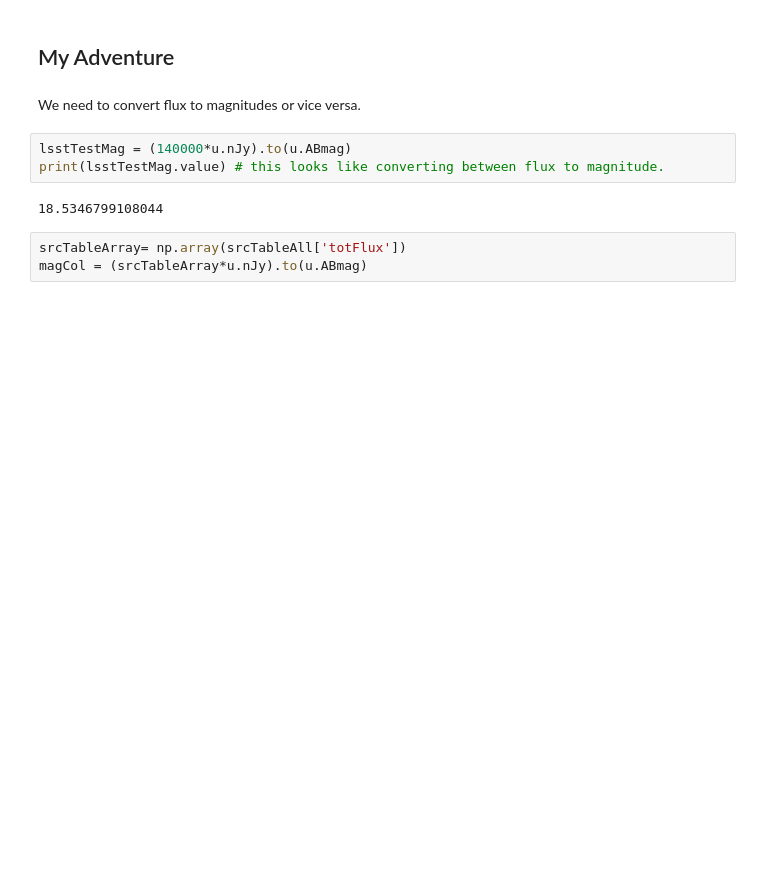
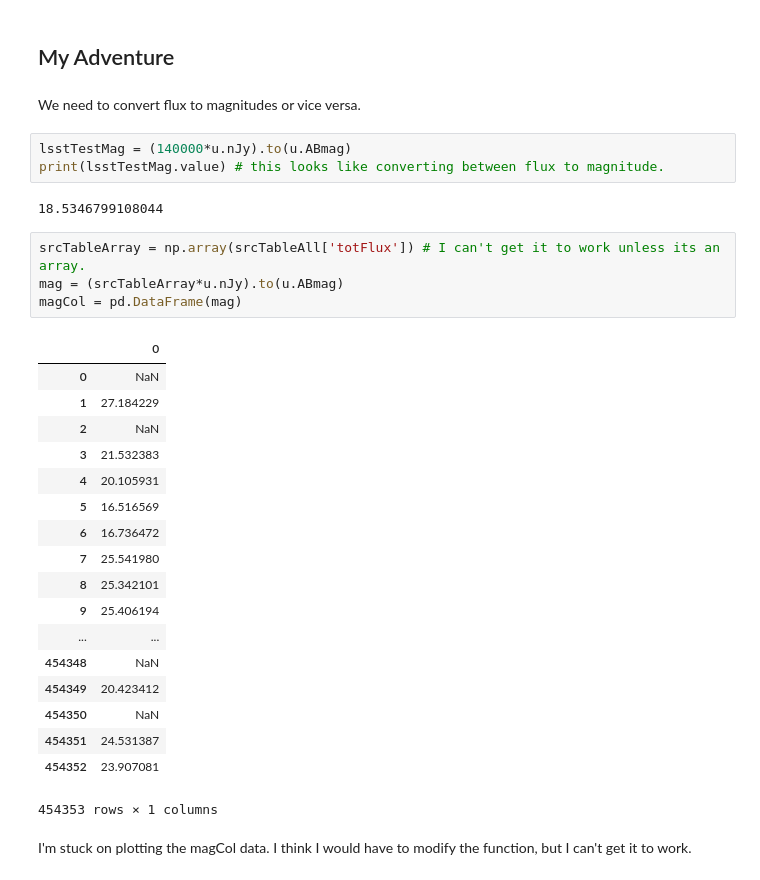
Before and after one commit to mrawls/lsst-hits-bump, a Jupyter notebook: tw94/Premap-Nov20-22_tw.ipynb, the cells around one changed output. Drawn from its saved outputs; the diff is of its cells as text; blank space fills up the shorter version.

```diff
--- a/tw94/Premap-Nov20-22_tw.ipynb
+++ b/tw94/Premap-Nov20-22_tw.ipynb
@@ -244,5 +246,27 @@ print(lsstTestMag.value) # this looks like converting between flux to magnitude.
 # %% [output]
 18.5346799108044
 # %%
-srcTableArray= np.array(srcTableAll['totFlux'])
-magCol = (srcTableArray*u.nJy).to(u.ABmag)
+srcTableArray = np.array(srcTableAll['totFlux']) # I can't get it to work unless its an array.
+mag = (srcTableArray*u.nJy).to(u.ABmag)
+magCol = pd.DataFrame(mag)
+# %% [output]
+|  | 0 |
+| 0 | NaN |
+| 1 | 27.184229 |
+| 2 | NaN |
+| 3 | 21.532383 |
+| 4 | 20.105931 |
+| 5 | 16.516569 |
+| 6 | 16.736472 |
+| 7 | 25.541980 |
+| 8 | 25.342101 |
+| 9 | 25.406194 |
+| ... | ... |
+| 454348 | NaN |
+| 454349 | 20.423412 |
+| 454350 | NaN |
+| 454351 | 24.531387 |
+| 454352 | 23.907081 |
+454353 rows × 1 columns
+# %% [markdown]
+I'm stuck on plotting the magCol data. I think I would have to modify the function, but I can't get it to work.
```
Also changed, not shown: parts of 5 cells of this notebook.
